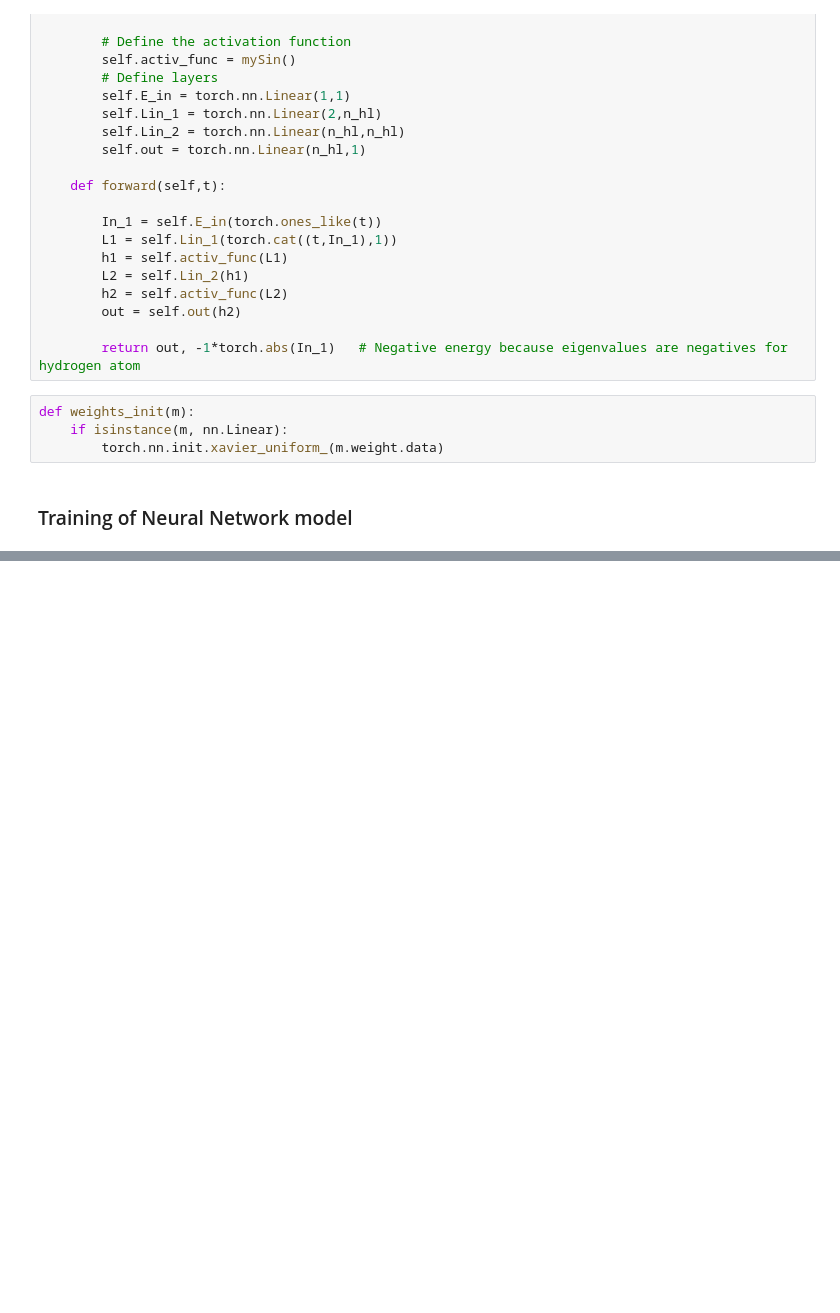
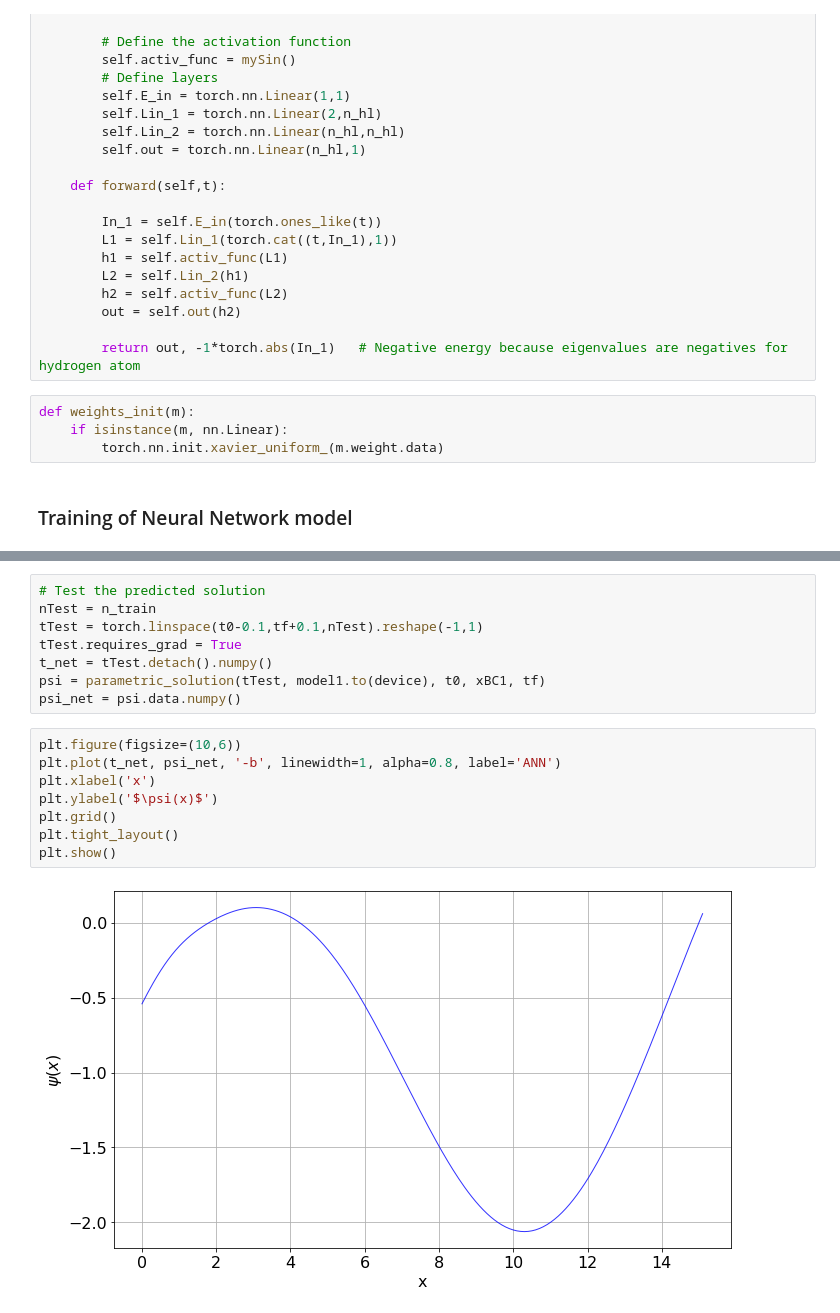
Before and after one commit to anmgomezmo/Degree_project, a Jupyter notebook: Complex ANN to Quantum Mechanics/Hydrogen_atom_l0.ipynb, the cells around one changed output, grey strips where cells are left out. Saved outputs shown, nothing was run; the diff lists cells and outputs as text; blank space fills up the shorter version.

```diff
--- a/Complex ANN to Quantum Mechanics/Hydrogen_atom_l0.ipynb
+++ b/Complex ANN to Quantum Mechanics/Hydrogen_atom_l0.ipynb
@@ -263,0 +277,18 @@ NotImplementedError: Module [mySin] is missing the required "forward" function
+# %%
+# Test the predicted solution
+nTest = n_train
+tTest = torch.linspace(t0-0.1,tf+0.1,nTest).reshape(-1,1)
+tTest.requires_grad = True
+t_net = tTest.detach().numpy()
+psi = parametric_solution(tTest, model1.to(device), t0, xBC1, tf)
+psi_net = psi.data.numpy()
+# %%
+plt.figure(figsize=(10,6))
+plt.plot(t_net, psi_net, '-b', linewidth=1, alpha=0.8, label='ANN')
+plt.xlabel('x')
+plt.ylabel('$\psi(x)$')
+plt.grid()
+plt.tight_layout()
+plt.show()
+# %% [output]
+[figure, added]
```
Also changed, not shown: parts of 4 cells of this notebook.
